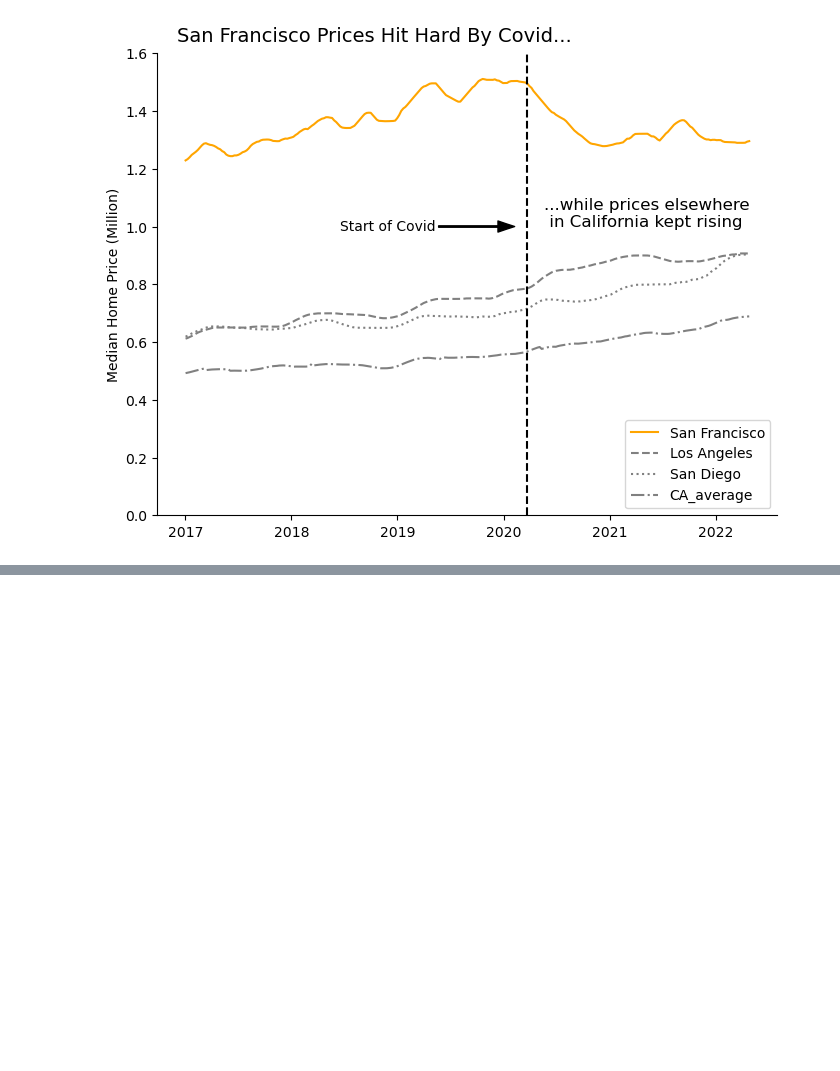
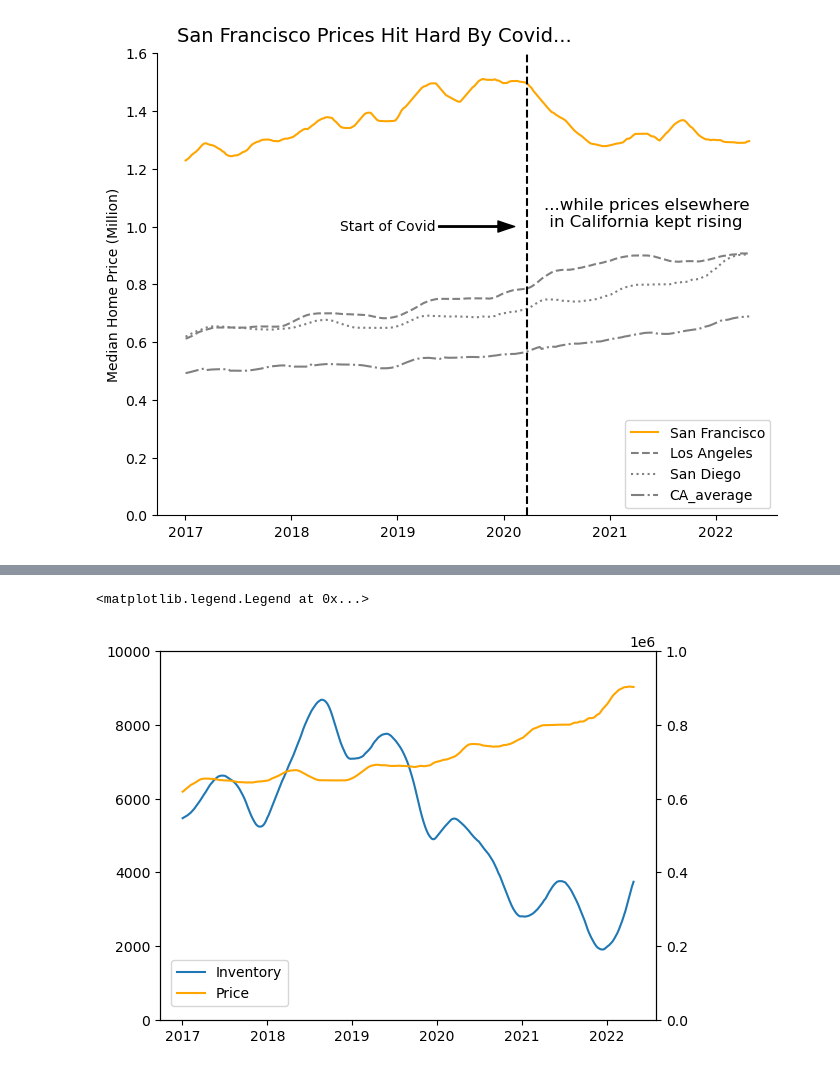
Before and after one commit to scarypillowz/data_visualization, a Jupyter notebook: matplotlib fundamentals.ipynb, the cells around one changed output, grey strips where cells are left out. Drawn from its saved outputs; the diff is of its cells as text; code cells hidden in the pictures; blank space fills up the shorter version.

```diff
--- a/matplotlib fundamentals.ipynb
+++ b/matplotlib fundamentals.ipynb
@@ -540,0 +596,37 @@ ax.text(
+# %%
+housing_raw = pd.read_csv(
+    './data/housing_data.csv',
+    parse_dates=['period_begin', 'period_end'],
+    dtype={'total_homes_sold': 'Int32', 'region_name': 'category'}
+)
+ca_housing = (
+    housing_raw
+    .loc[housing_raw['region_name'].str.contains('CA')]
+    .assign(region_name = housing_raw['region_name'].str[0:-11])
+    .set_index('period_begin')
+    .sort_index()  # Be Aware of Non-ordered index
+)
+# %%
+sd_dual = (
+    ca_housing
+    .loc[ca_housing['region_name'] == 'San Diego',
+                   ['inventory', 'median_active_list_price']]
+)
+# %%
+fig, ax = plt.subplots()
+
+ax.plot(sd_dual['inventory'], label='Inventory')
+ax.set_ylim(0, 10000)
+
+ax2 = ax.twinx()
+ax2.plot(
+    sd_dual['median_active_list_price'],
+    label='Price',
+    color='orange'
+)
+ax2.set_ylim(0, 1000000)
+
+fig.legend(bbox_to_anchor=(.335, .25))
+# %% [output]
+<matplotlib.legend.Legend at 0x...>
+[figure, added]
```
Also changed, not shown: parts of 6 cells of this notebook, 1 other file.
